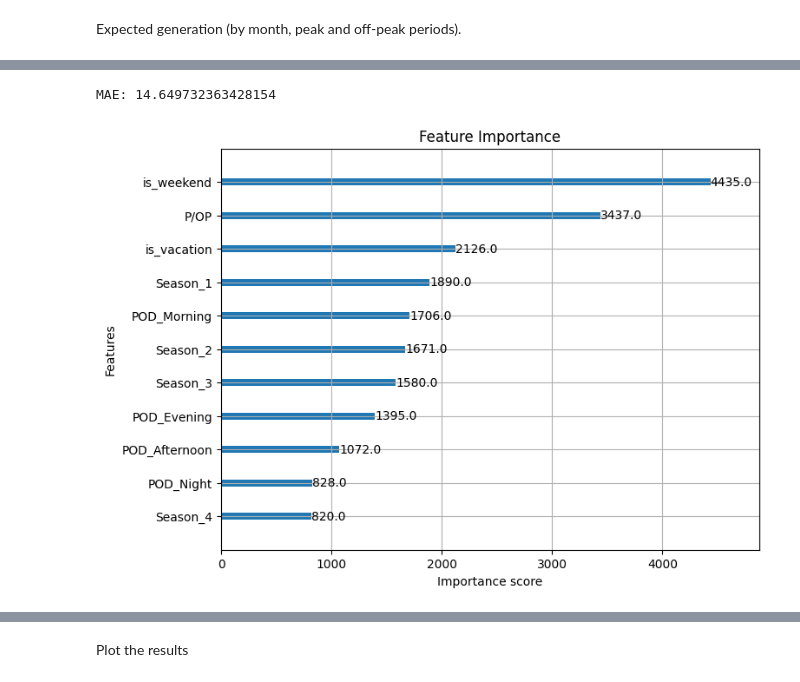
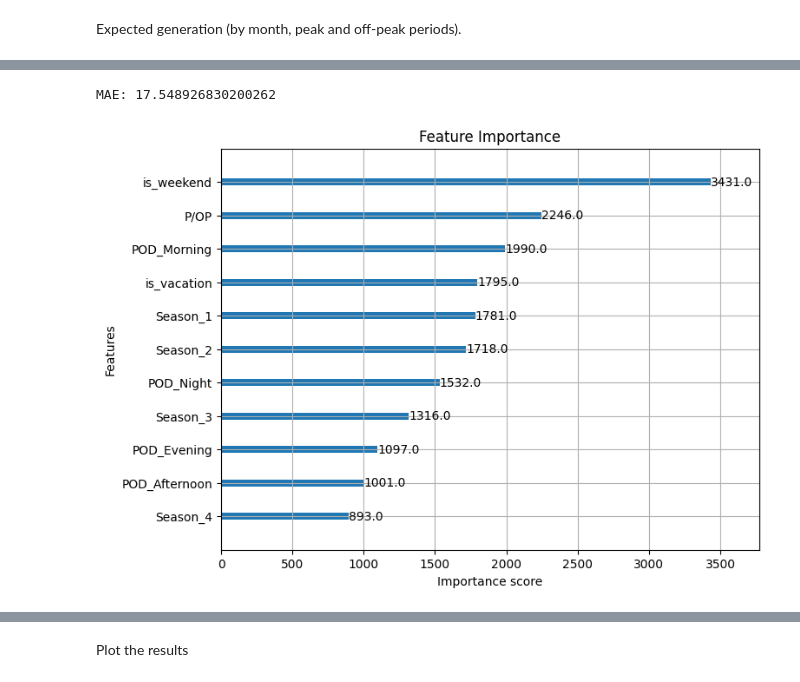
Before and after one commit to anupbhowmik/avangrid-runtime-error, a Jupyter notebook: notebooks/valuation-model.ipynb, the cells around one changed output, grey strips where cells are left out. Cells and saved outputs as stored; diff of their text form; code cells hidden in the pictures.

Commit message:
update prediction

```diff
--- a/notebooks/valuation-model.ipynb
+++ b/notebooks/valuation-model.ipynb
@@ -161,7 +159,7 @@ def aggregate_predictions(prediction, data_dir):
     return agg_prediction
 # %%
 data_dir = "../data"
-caiso_historical_df = pd.read_csv(data_dir + "/CAISO-Historical-Data.csv")
-prediction = run_prediction_pipeline(caiso_historical_df)
-prediction.to_csv(data_dir + "/CAISO-Future-Predictions.csv", index=False)
+historical_df = pd.read_csv(data_dir + "/MISO-Historical-Data.csv")
+prediction = run_prediction_pipeline(historical_df)
+prediction.to_csv(data_dir + "/MISO-Future-Predictions.csv", index=False)
 # %% [output]
@@ -170,2 +168,2 @@ prediction.to_csv(data_dir + "/CAISO-Future-Predictions.csv", index=False)
-MAE: 14.649732363428154
+MAE: 17.548926830200262
-[figure, old version]
+[figure, new version]
```
Also changed, not shown: parts of 5 cells of this notebook, 49 other files.
